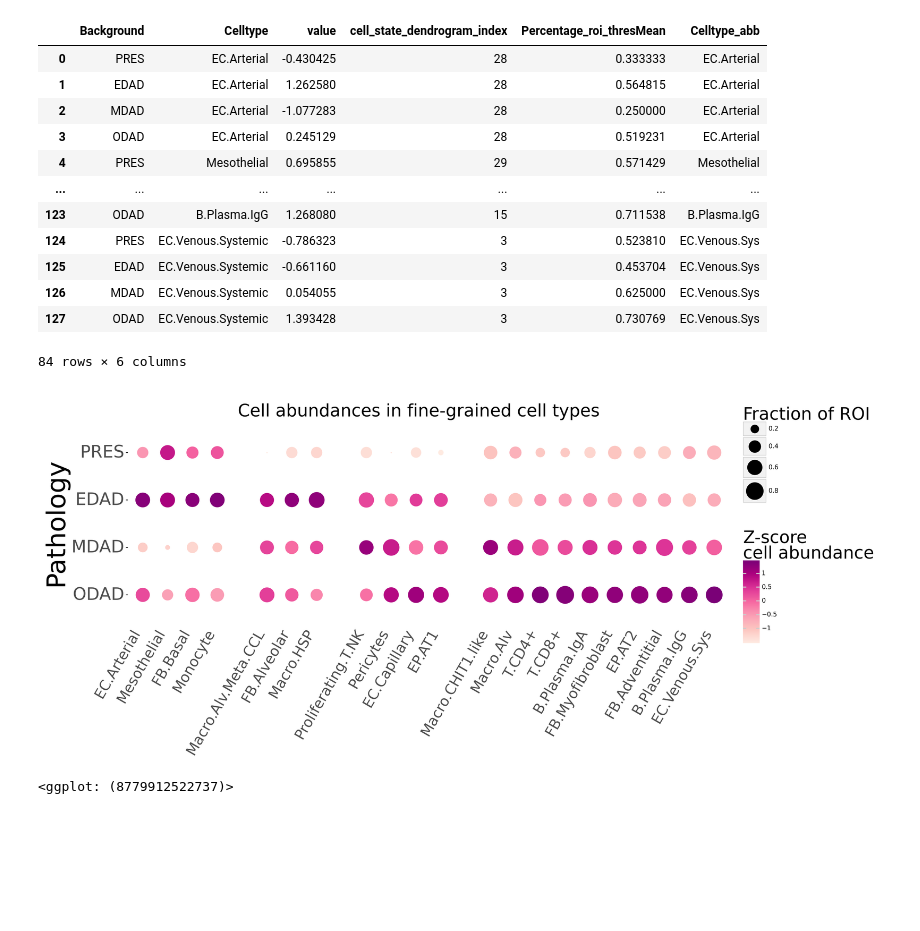
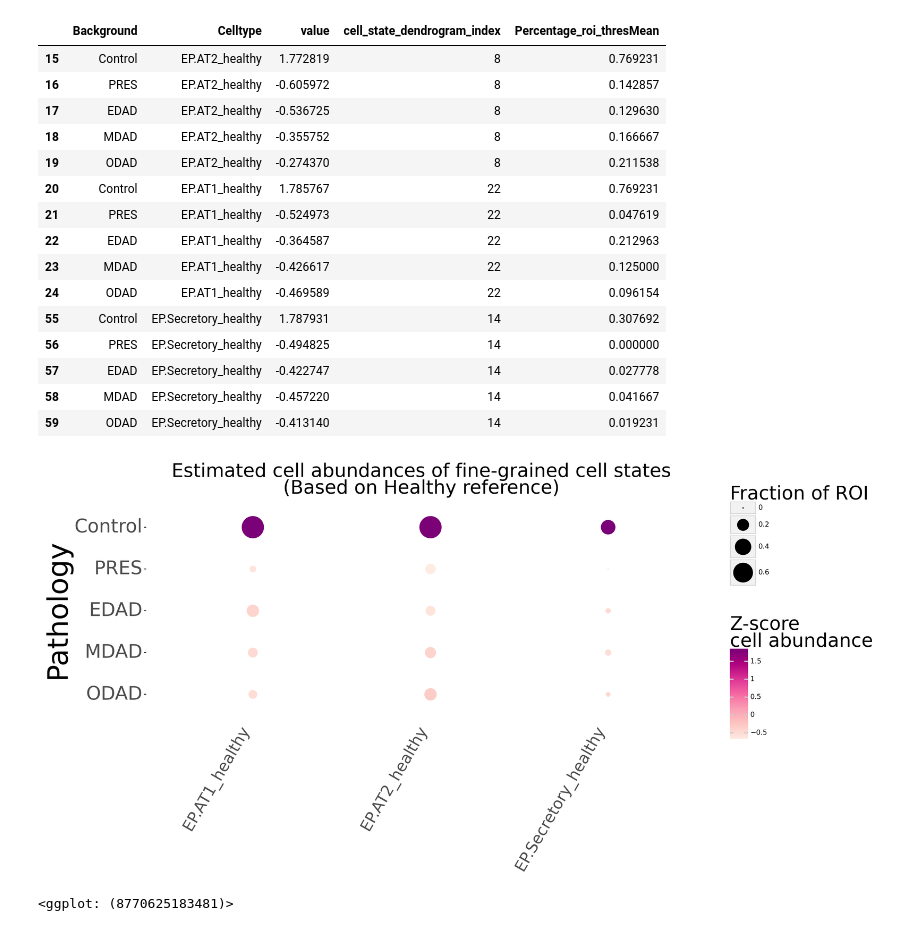
Before and after one commit to thjimmylee/UKCIC-COVID19-paper-figures, a Jupyter notebook: figure4/notebooks/4D.ipynb, the cells around one changed output. Drawn from its saved outputs; the diff is of its cells as text; code cells hidden in the pictures; blank space fills up the shorter version.

Commit message:
revised figures 4D and 4E

```diff
--- a/figure4/notebooks/4D.ipynb
+++ b/figure4/notebooks/4D.ipynb
@@ -7,18 +7,22 @@ from plotnine import *
 dpi=300
 # %%
 df=pd.read_csv('../data/Fig4D.csv', index_col=0)
+df['Celltype']=[c + '_healthy' for c in df['Celltype'].values]
 df
 # %% [output]
-|  | Background | Celltype | value | cell_state_dendrogram_index | Percentage_roi_thresMean | Celltype_abb |
-| 0 | PRES | EC.Arterial | -0.430425 | 28 | 0.333333 | EC.Arterial |
-| 1 | EDAD | EC.Arterial | 1.262580 | 28 | 0.564815 | EC.Arterial |
-| 2 | MDAD | EC.Arterial | -1.077283 | 28 | 0.250000 | EC.Arterial |
-| 3 | ODAD | EC.Arterial | 0.245129 | 28 | 0.519231 | EC.Arterial |
-| 4 | PRES | Mesothelial | 0.695855 | 29 | 0.571429 | Mesothelial |
-| ... | ... | ... | ... | ... | ... | ... |
-| 123 | ODAD | B.Plasma.IgG | 1.268080 | 15 | 0.711538 | B.Plasma.IgG |
-| 124 | PRES | EC.Venous.Systemic | -0.786323 | 3 | 0.523810 | EC.Venous.Sys |
-| 125 | EDAD | EC.Venous.Systemic | -0.661160 | 3 | 0.453704 | EC.Venous.Sys |
-| 126 | MDAD | EC.Venous.Systemic | 0.054055 | 3 | 0.625000 | EC.Venous.Sys |
-| 127 | ODAD | EC.Venous.Systemic | 1.393428 | 3 | 0.730769 | EC.Venous.Sys |
+|  | Background | Celltype | value | cell_state_dendrogram_index | Percentage_roi_thresMean |
+| 15 | Control | EP.AT2_healthy | 1.772819 | 8 | 0.769231 |
+| 16 | PRES | EP.AT2_healthy | -0.605972 | 8 | 0.142857 |
+| 17 | EDAD | EP.AT2_healthy | -0.536725 | 8 | 0.129630 |
+| 18 | MDAD | EP.AT2_healthy | -0.355752 | 8 | 0.166667 |
+| 19 | ODAD | EP.AT2_healthy | -0.274370 | 8 | 0.211538 |
+| 20 | Control | EP.AT1_healthy | 1.785767 | 22 | 0.769231 |
+| 21 | PRES | EP.AT1_healthy | -0.524973 | 22 | 0.047619 |
+| 22 | EDAD | EP.AT1_healthy | -0.364587 | 22 | 0.212963 |
+| 23 | MDAD | EP.AT1_healthy | -0.426617 | 22 | 0.125000 |
+| 24 | ODAD | EP.AT1_healthy | -0.469589 | 22 | 0.096154 |
+| 55 | Control | EP.Secretory_healthy | 1.787931 | 14 | 0.307692 |
+| 56 | PRES | EP.Secretory_healthy | -0.494825 | 14 | 0.000000 |
+| 57 | EDAD | EP.Secretory_healthy | -0.422747 | 14 | 0.027778 |
+| 58 | MDAD | EP.Secretory_healthy | -0.457220 | 14 | 0.041667 |
+| 59 | ODAD | EP.Secretory_healthy | -0.413140 | 14 | 0.019231 |
-84 rows × 6 columns
@@ -54,10 +29,16 @@ order_of_pathology=['PRES', 'EDAD', 'MDAD', 'ODAD'][::-1]
+# %%
+manual_cell_order=[
+    'EP.AT1_healthy', 'EP.AT2_healthy',  'EP.Secretory_healthy'
+]
+
+order_of_pathology=['Control', 'PRES', 'EDAD', 'MDAD', 'ODAD'][::-1]
 # %%
 p1=(
     ggplot()
     + geom_point(
-        data=df,
+        data=df[[c in manual_cell_order for c in df['Celltype']]],
         mapping=aes(
-            x='Celltype_abb',
+            x='Celltype',
             y='Background',
             fill='value',
             colour='value',
@@ -67,36 +48,36 @@ p1=(
     + theme_bw()
     + theme(
         axis_text_x=element_text(angle=60, vjust=1, hjust=1, size=20),
         axis_text_y=element_text(size=24),
         axis_title=element_text(size=36),
         axis_ticks_major_x=element_blank(),
         title=element_text(size=24),
         panel_grid_major=element_blank(),
         panel_border=element_blank(),
         panel_spacing_x=.5,
         panel_spacing_y=.2,
-        figure_size=(15,5),
+        figure_size=(13,5),
         dpi=dpi,
         legend_position='right'
     )
-    + scale_size_continuous(range=[0,13])
+    + scale_size_continuous(range=[0,15])
     + scale_fill_distiller(palette='RdPu', direction=1)
     + scale_colour_distiller(palette='RdPu', direction=1)
     + scale_x_discrete(limits=manual_cell_order )
     + scale_y_discrete(limits=order_of_pathology)
     + labs(
         x='',
         y='Pathology',
-        title='Cell abundances in fine-grained cell types',
+        title='Estimated cell abundances of fine-grained cell states\n(Based on Healthy reference)',
         size='Fraction of ROI',
         fill='Z-score\ncell abundance\n',
         colour='Z-score\ncell abundance\n'
     )
 )
 
-# ggsave(p1, 'Fig4D.pdf', format='pdf')
+# ggsave(p1, 'Fig4D.svg', format='svg')
 
 p1
 # %% [output]
-[figure, old version]
+[figure, new version]
-<ggplot: (8779912522737)>
+<ggplot: (8770625183481)>
```
Also changed, not shown: parts of 1 cell of this notebook, 3 other files.
